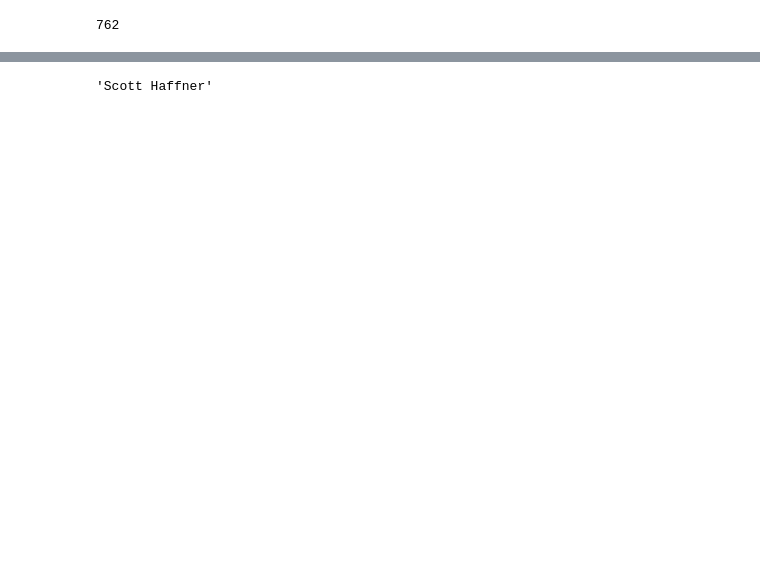
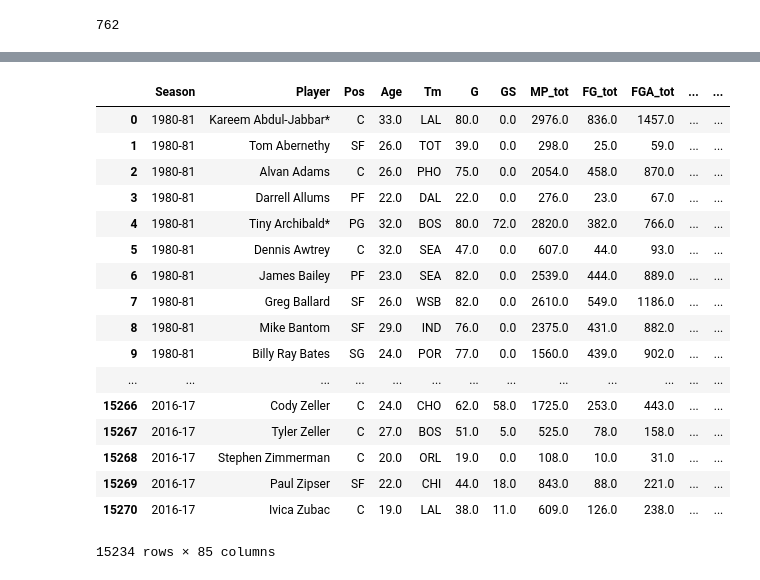
Before and after one commit to SpecCRA/nba_data_scrapers, a Jupyter notebook: bref_player_stats_scraper.ipynb, the cells around one changed output, grey strips where cells are left out. Cells and saved outputs as stored; diff of their text form; code cells hidden in the pictures; blank space fills up the shorter version.

Commit message:
Updated README and have pos assignment that works on df_test

```diff
--- a/bref_player_stats_scraper.ipynb
+++ b/bref_player_stats_scraper.ipynb
@@ -669,5 +653 @@ df_test.head(n=10)
 10 rows × 85 columns
-# %%
-df_test.iloc[2][1]
-# %% [output]
-'Scott Haffner'
@@ -721,0 +654,11 @@ def clean_pos(df, pos_dict):
+# %%
+most_common_pos_test = {}
+
+# Use dictionary as key to replace 'Pos' values in the big DataFrame
+most_common_pos = {}
+# Saves a dictionary of player names with equally common positions
+two_common_pos = {}
+# PG, SG, SF, PF, C are 1-5, respectively
+pos_key = {'PG': '1', 'SG': '2', 'SF': '3', 'PF': '4', 'C': '5'}
+
+# Side note: This makes Tim Duncan a center
@@ -721,0 +696,20 @@ def clean_pos(df, pos_dict):
+# %%
+# Takes most common positions, cleans dual positions, and assigns a rounded position 1-5
+def clean_pos(df, pos_dict):
+    # Loop through rows to check players' positions
+    grab_most_common_pos(df, pos_dict)
+
+    # If the most common position is a dual position, take the first one
+    for name, pos in pos_dict.items():
+        if '-' in pos:
+            index = pos.find('-')
+            pos_dict[name] = pos[:index]
+        else:
+            continue
+
+    # Change pos_dict values to 1-5 from key
+    for key, value in pos_dict.items():
+        pos_dict[key] = pos_key[value]
+
+    # Return DataFrame with cleaned positions
+    return df
@@ -722,2 +739,23 @@ def clean_pos(df, pos_dict):
+# %%
+clean_pos(df_all, most_common_pos)
+# %% [output]
+|  | Season | Player | Pos | Age | Tm | G | GS | MP_tot | FG_tot | FGA_tot | ... | ... |
+| 0 | 1980-81 | Kareem Abdul-Jabbar* | C | 33.0 | LAL | 80.0 | 0.0 | 2976.0 | 836.0 | 1457.0 | ... | ... |
+| 1 | 1980-81 | Tom Abernethy | SF | 26.0 | TOT | 39.0 | 0.0 | 298.0 | 25.0 | 59.0 | ... | ... |
+| 2 | 1980-81 | Alvan Adams | C | 26.0 | PHO | 75.0 | 0.0 | 2054.0 | 458.0 | 870.0 | ... | ... |
+| 3 | 1980-81 | Darrell Allums | PF | 22.0 | DAL | 22.0 | 0.0 | 276.0 | 23.0 | 67.0 | ... | ... |
+| 4 | 1980-81 | Tiny Archibald* | PG | 32.0 | BOS | 80.0 | 72.0 | 2820.0 | 382.0 | 766.0 | ... | ... |
+| 5 | 1980-81 | Dennis Awtrey | C | 32.0 | SEA | 47.0 | 0.0 | 607.0 | 44.0 | 93.0 | ... | ... |
+| 6 | 1980-81 | James Bailey | PF | 23.0 | SEA | 82.0 | 0.0 | 2539.0 | 444.0 | 889.0 | ... | ... |
+| 7 | 1980-81 | Greg Ballard | SF | 26.0 | WSB | 82.0 | 0.0 | 2610.0 | 549.0 | 1186.0 | ... | ... |
+| 8 | 1980-81 | Mike Bantom | SF | 29.0 | IND | 76.0 | 0.0 | 2375.0 | 431.0 | 882.0 | ... | ... |
+| 9 | 1980-81 | Billy Ray Bates | SG | 24.0 | POR | 77.0 | 0.0 | 1560.0 | 439.0 | 902.0 | ... | ... |
+| ... | ... | ... | ... | ... | ... | ... | ... | ... | ... | ... | ... | ... |
+| 15266 | 2016-17 | Cody Zeller | C | 24.0 | CHO | 62.0 | 58.0 | 1725.0 | 253.0 | 443.0 | ... | ... |
+| 15267 | 2016-17 | Tyler Zeller | C | 27.0 | BOS | 51.0 | 5.0 | 525.0 | 78.0 | 158.0 | ... | ... |
+| 15268 | 2016-17 | Stephen Zimmerman | C | 20.0 | ORL | 19.0 | 0.0 | 108.0 | 10.0 | 31.0 | ... | ... |
+| 15269 | 2016-17 | Paul Zipser | SF | 22.0 | CHI | 44.0 | 18.0 | 843.0 | 88.0 | 221.0 | ... | ... |
+| 15270 | 2016-17 | Ivica Zubac | C | 19.0 | LAL | 38.0 | 11.0 | 609.0 | 126.0 | 238.0 | ... | ... |
+15234 rows × 85 columns
 # %%
 clean_pos(df_test, most_common_pos_test)
```
Also changed, not shown: parts of 26 cells of this notebook, 1 other file.
